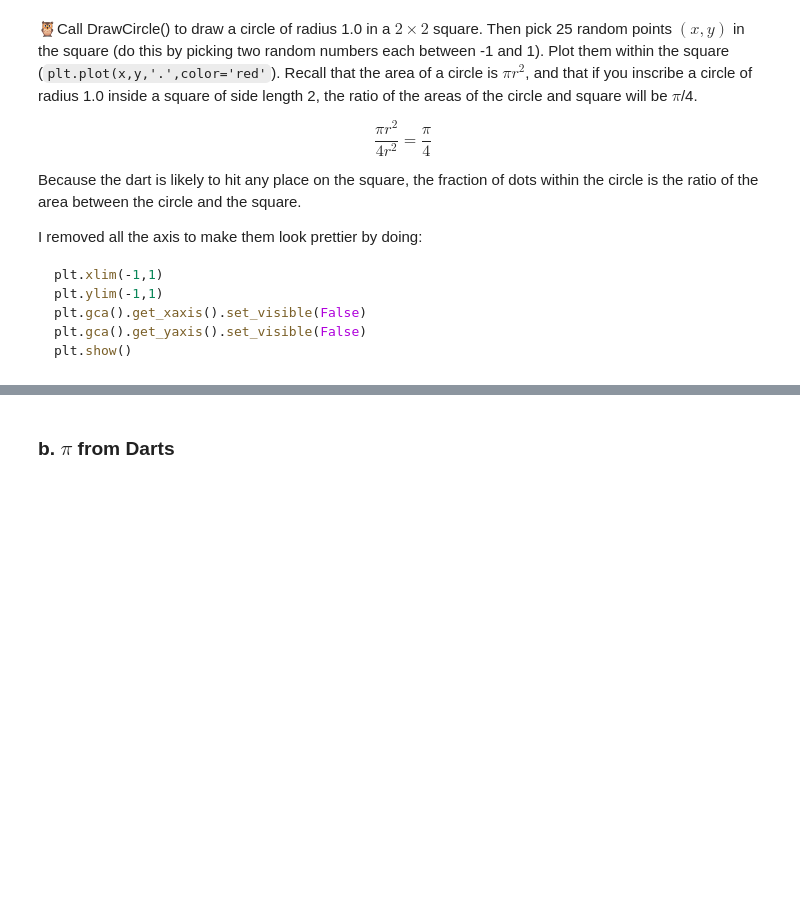
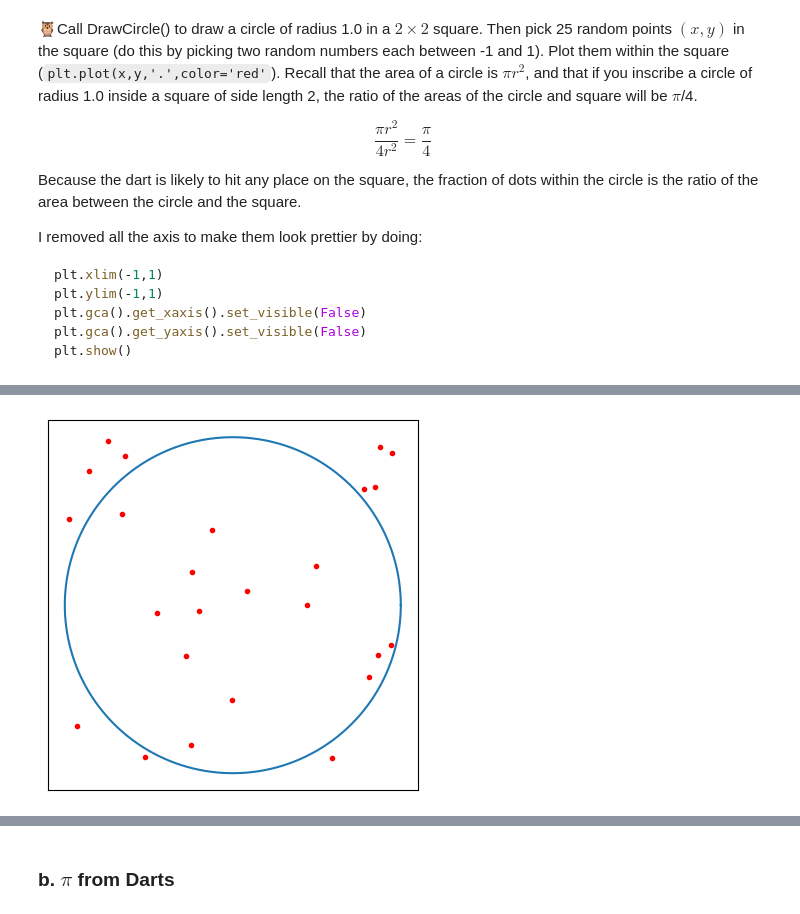
Before and after one commit to XanaXner/IntroductionToComputationalPhysics, a Jupyter notebook: Copy_of_N_Ways_of_Measuring_PI.ipynb, the cells around one changed output, grey strips where cells are left out. Cells and saved outputs as stored; diff of their text form; code cells hidden in the pictures; blank space fills up the shorter version.

```diff
--- a/Copy_of_N_Ways_of_Measuring_PI.ipynb
+++ b/Copy_of_N_Ways_of_Measuring_PI.ipynb
@@ -444,3 +442,17 @@ plt.show()
+# %%
+# ANSWER HERE
+DrawCircle()
+plt.plot([random.uniform(-1,1) for i in range(25)],
+         [random.uniform(-1,1) for i in range(25)],
+         '.', color='red')
+plt.xlim(-1,1)
+plt.ylim(-1,1)
+plt.gca().get_xaxis().set_visible(False)
+plt.gca().get_yaxis().set_visible(False)
+plt.axis('scaled')
+plt.show()
+# %% [output]
+[figure, added]
 # %% [markdown]
 <div><img src="https://clark.physics.illinois.edu/246img/AnsEnd.svg" width=200 align=left alt="Answer (end)"></img><br></div>
 # %% [markdown]
```
Also changed, not shown: parts of 1 cell of this notebook.
